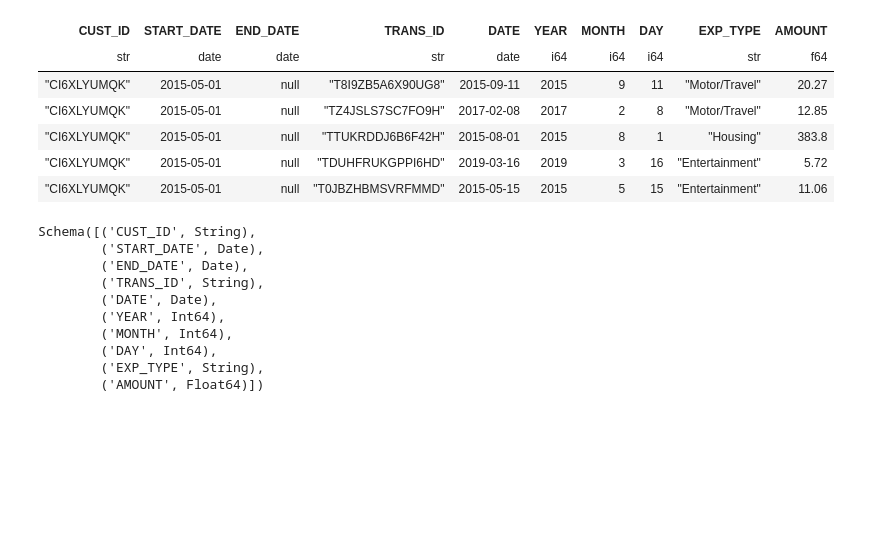
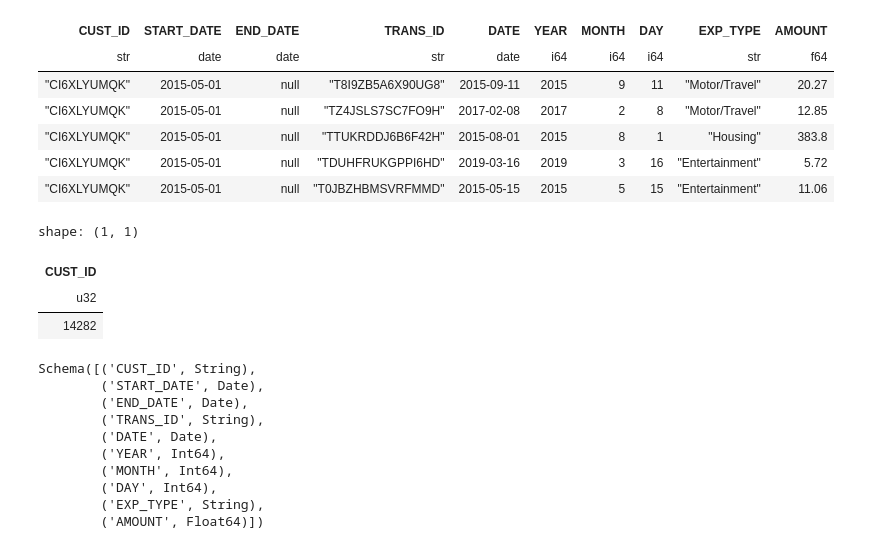
Before and after one commit to Viny2030/polars, a Jupyter notebook: polars_gpu_engine_demo.ipynb, the cells around one changed output. Cells and saved outputs as stored; diff of their text form; code cells hidden in the pictures; blank space fills up the shorter version.

```diff
--- a/polars_gpu_engine_demo.ipynb
+++ b/polars_gpu_engine_demo.ipynb
@@ -189,2 +225,21 @@ pl.__version__ # Make sure the version is >= `1.6.0`; If not restart the session
 # %%
 transactions = pl.scan_parquet("transactions.parquet")
+# %%
+import os
+import polars as pl
+
+# Get the current working directory
+current_directory = os.getcwd()
+print(f"Current working directory: {current_directory}")
+
+# Construct the full path to the Parquet file
+file_path = os.path.join(current_directory, "transactions.parquet")
+
+# Check if the file exists
+if os.path.exists(file_path):
+    print(f"File found at: {file_path}")
+    transactions = pl.scan_parquet(file_path) # Change this line
+    transactions.collect_schema()
+else:
+    print(f"File not found at: {file_path}")
+    print("Please make sure the 'transactions.parquet' file is in the current directory or provide the correct path.")
@@ -215,3 +287,10 @@ shape: (5, 10)
+# %%
+transactions.select(pl.col('CUST_ID').n_unique()).collect(engine='gpu')
+# %% [output]
+shape: (1, 1)
+| CUST_ID |
+| u32 |
+| 14282 |
 # %%
 transactions.schema
 # %% [output]
```
Also changed, not shown: parts of 37 cells of this notebook.
